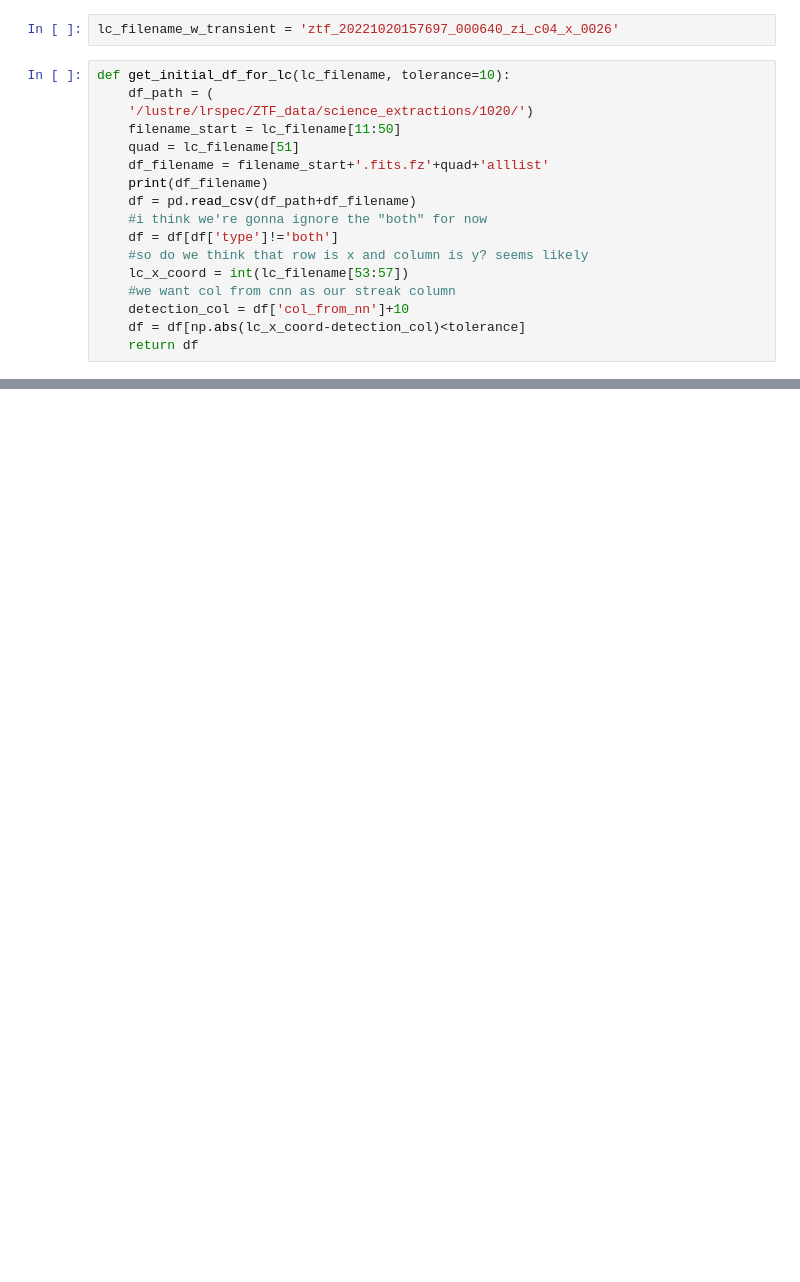
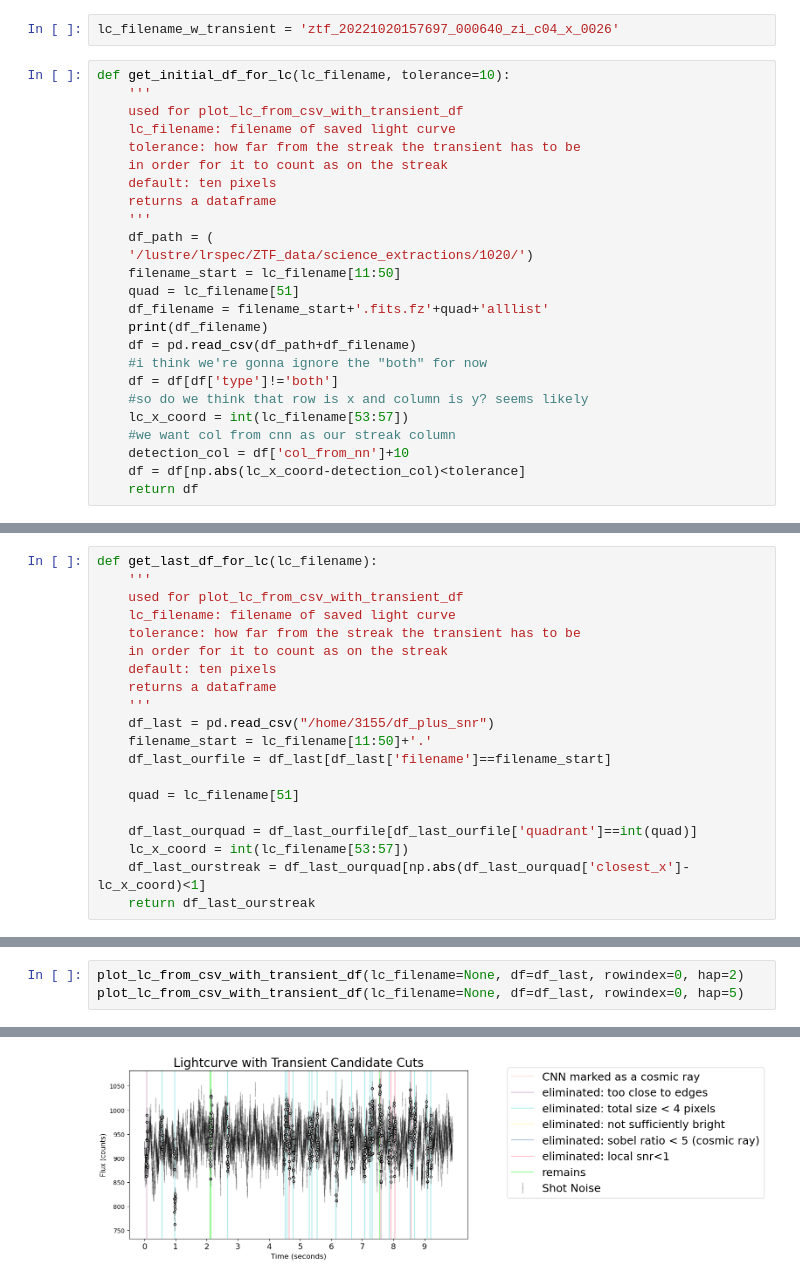
Before and after one commit to SHDaniels/Continuous-Readout-Image-Transient-Detection-with-CNNs, a Jupyter notebook: plotting_lcs_with_transient_pipeline.ipynb, the cells around one changed output, grey strips where cells are left out. Drawn from its saved outputs; the diff is of its cells as text; blank space fills up the shorter version.

```diff
--- a/plotting_lcs_with_transient_pipeline.ipynb
+++ b/plotting_lcs_with_transient_pipeline.ipynb
@@ -127,6 +19,14 @@ df_from_later = pd.read_csv("/home/3155/inference_star_info_r12_bands")
 lc_filename_w_transient = 'ztf_20221020157697_000640_zi_c04_x_0026'
 # %%
 def get_initial_df_for_lc(lc_filename, tolerance=10):
+    '''
+    used for plot_lc_from_csv_with_transient_df
+    lc_filename: filename of saved light curve
+    tolerance: how far from the streak the transient has to be
+    in order for it to count as on the streak
+    default: ten pixels
+    returns a dataframe
+    '''
     df_path = (
     '/lustre/lrspec/ZTF_data/science_extractions/1020/')
     filename_start = lc_filename[11:50]
@@ -239,0 +112,20 @@ ztf_20221020148032_000686_zg_c16_x_0018.fits.fz4alllist
+# %%
+def get_last_df_for_lc(lc_filename):
+    '''
+    used for plot_lc_from_csv_with_transient_df
+    lc_filename: filename of saved light curve
+    tolerance: how far from the streak the transient has to be
+    in order for it to count as on the streak
+    default: ten pixels
+    returns a dataframe
+    '''
+    df_last = pd.read_csv("/home/3155/df_plus_snr")
+    filename_start = lc_filename[11:50]+'.'
+    df_last_ourfile = df_last[df_last['filename']==filename_start]
+
+    quad = lc_filename[51]
+
+    df_last_ourquad = df_last_ourfile[df_last_ourfile['quadrant']==int(quad)]
+    lc_x_coord = int(lc_filename[53:57])
+    df_last_ourstreak = df_last_ourquad[np.abs(df_last_ourquad['closest_x']-lc_x_coord)<1]
+    return df_last_ourstreak
@@ -239,0 +254,4 @@ ztf_20221020148032_000686_zg_c16_x_0018.fits.fz4alllist
+# %%
+plot_lc_from_csv_with_transient_df(lc_filename=None, df=df_last, rowindex=0, hap=2)
+plot_lc_from_csv_with_transient_df(lc_filename=None, df=df_last, rowindex=0, hap=5)
+# %% [output]
@@ -239,0 +268 @@ ztf_20221020148032_000686_zg_c16_x_0018.fits.fz4alllist
+[figure, added]
```
Also changed, not shown: parts of 27 cells of this notebook, 9 other files.
